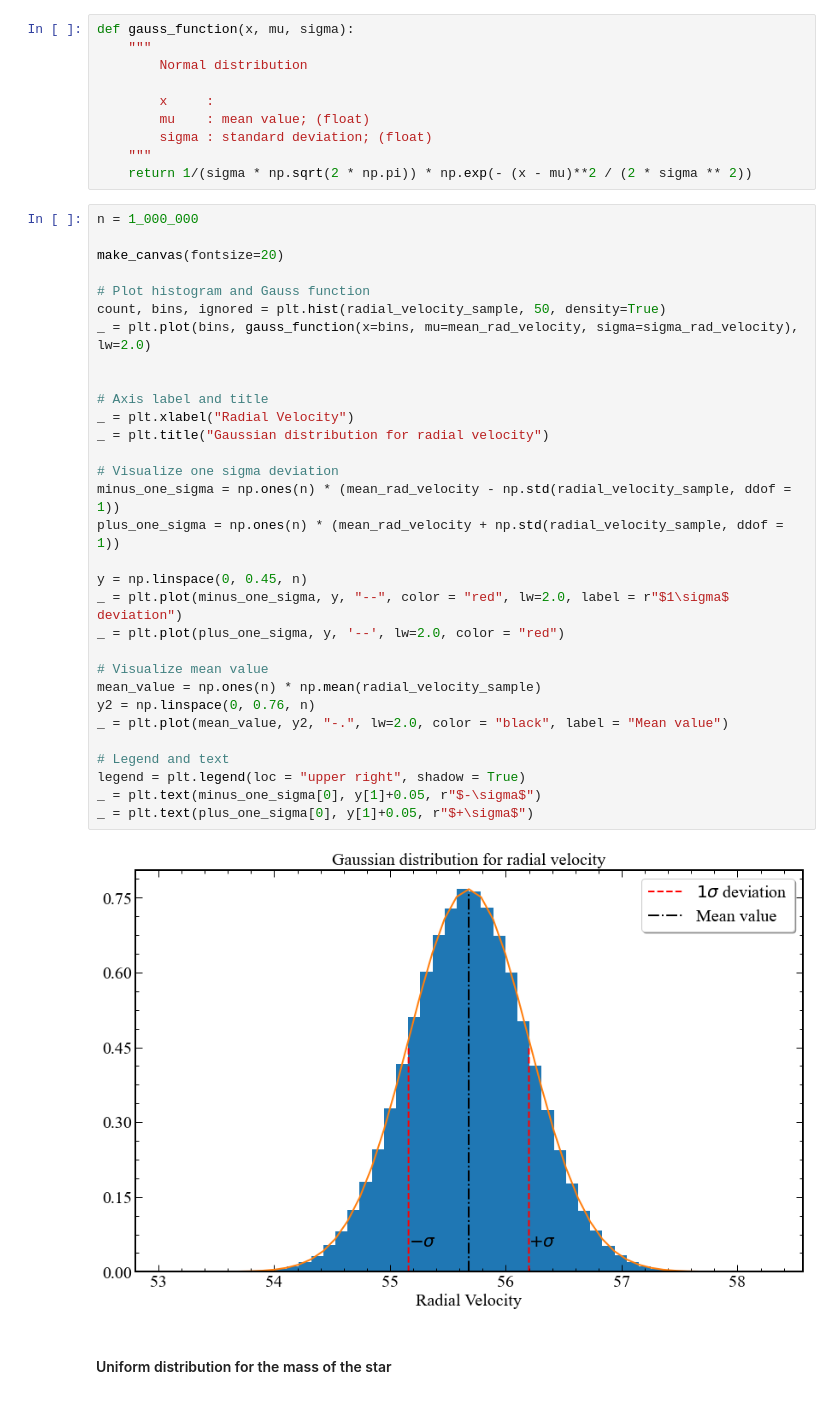
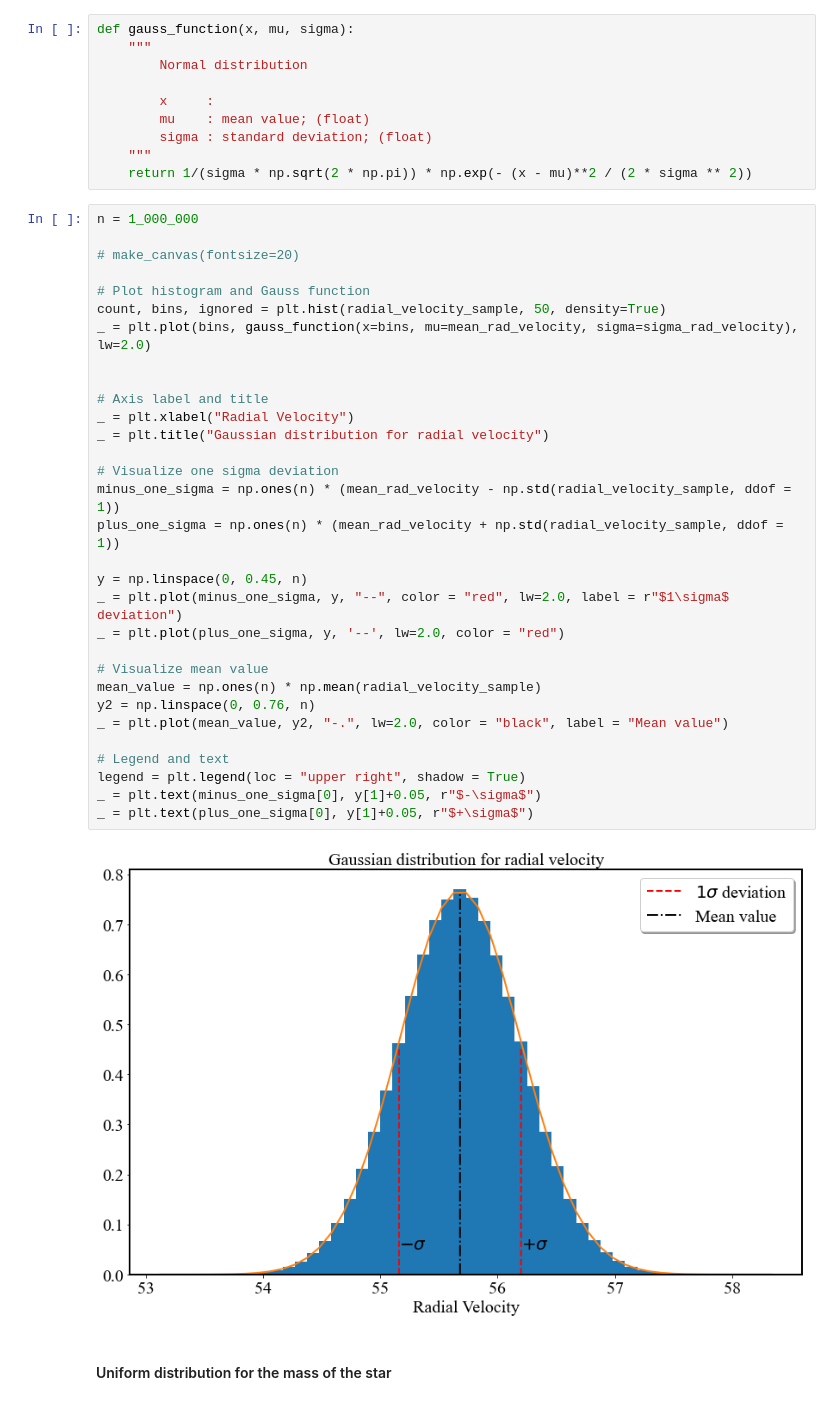
Before and after one commit to schanlar/python-UoC, a Jupyter notebook: 05.Astrophysics_Project/exoplanet_solution.ipynb, the cells around one changed output. Drawn from its saved outputs; the diff is of its cells as text.

```diff
--- a/05.Astrophysics_Project/exoplanet_solution.ipynb
+++ b/05.Astrophysics_Project/exoplanet_solution.ipynb
@@ -553,36 +560,36 @@ def gauss_function(x, mu, sigma):
 # %%
 n = 1_000_000
 
-make_canvas(fontsize=20)
+# make_canvas(fontsize=20)
 
 # Plot histogram and Gauss function
 count, bins, ignored = plt.hist(radial_velocity_sample, 50, density=True)
 _ = plt.plot(bins, gauss_function(x=bins, mu=mean_rad_velocity, sigma=sigma_rad_velocity), lw=2.0)
 
 
 # Axis label and title
 _ = plt.xlabel("Radial Velocity")
 _ = plt.title("Gaussian distribution for radial velocity")
 
 # Visualize one sigma deviation
 minus_one_sigma = np.ones(n) * (mean_rad_velocity - np.std(radial_velocity_sample, ddof = 1))
 plus_one_sigma = np.ones(n) * (mean_rad_velocity + np.std(radial_velocity_sample, ddof = 1))
 
 y = np.linspace(0, 0.45, n)
 _ = plt.plot(minus_one_sigma, y, "--", color = "red", lw=2.0, label = r"$1\sigma$ deviation")
 _ = plt.plot(plus_one_sigma, y, '--', lw=2.0, color = "red")
 
 # Visualize mean value
 mean_value = np.ones(n) * np.mean(radial_velocity_sample)
 y2 = np.linspace(0, 0.76, n)
 _ = plt.plot(mean_value, y2, "-.", lw=2.0, color = "black", label = "Mean value")
 
 # Legend and text
 legend = plt.legend(loc = "upper right", shadow = True)
 _ = plt.text(minus_one_sigma[0], y[1]+0.05, r"$-\sigma$")
 _ = plt.text(plus_one_sigma[0], y[1]+0.05, r"$+\sigma$")
 # %% [output]
-[figure, old version]
+[figure, new version]
 # %% [markdown]
 ####  Uniform distribution for the mass of the star
 # %%
```
Also changed, not shown: parts of 25 cells of this notebook, 4 other files.
